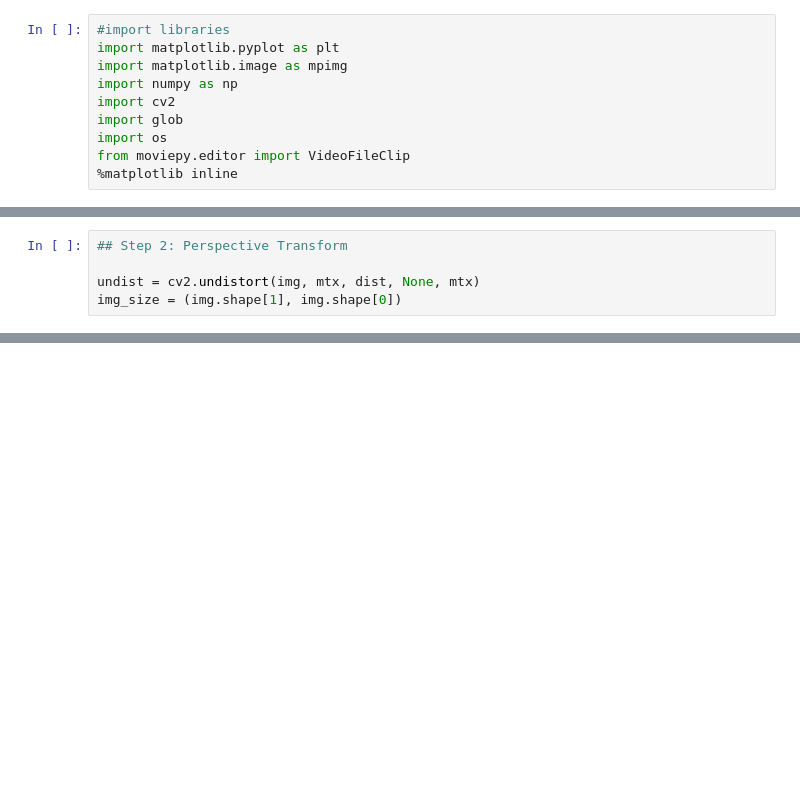
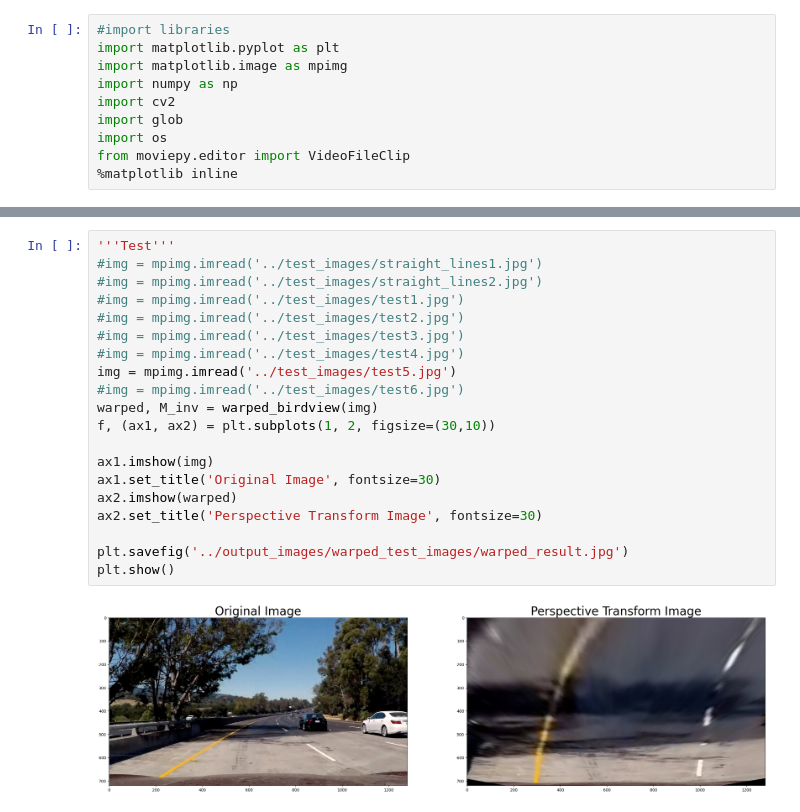
Before and after one commit to hphnngcquan/LaneDetection-OpenCV, a Jupyter notebook: program/laneDetection.ipynb, the cells around one changed output, grey strips where cells are left out. Saved outputs shown, nothing was run; the diff lists cells and outputs as text; blank space fills up the shorter version.

```diff
--- a/program/laneDetection.ipynb
+++ b/program/laneDetection.ipynb
@@ -61,5 +69,0 @@ AttributeError: 'NoneType' object has no attribute 'shape'
-# %%
-## Step 2: Perspective Transform
-
-undist = cv2.undistort(img, mtx, dist, None, mtx)
-img_size = (img.shape[1], img.shape[0])
@@ -67,0 +103,22 @@ NameError: name 'img' is not defined
+# %%
+'''Test'''
+#img = mpimg.imread('../test_images/straight_lines1.jpg')
+#img = mpimg.imread('../test_images/straight_lines2.jpg')
+#img = mpimg.imread('../test_images/test1.jpg')
+#img = mpimg.imread('../test_images/test2.jpg')
+#img = mpimg.imread('../test_images/test3.jpg')
+#img = mpimg.imread('../test_images/test4.jpg')
+img = mpimg.imread('../test_images/test5.jpg')
+#img = mpimg.imread('../test_images/test6.jpg')
+warped, M_inv = warped_birdview(img)
+f, (ax1, ax2) = plt.subplots(1, 2, figsize=(30,10))
+
+ax1.imshow(img)
+ax1.set_title('Original Image', fontsize=30)
+ax2.imshow(warped)
+ax2.set_title('Perspective Transform Image', fontsize=30)
+
+plt.savefig('../output_images/warped_test_images/warped_result.jpg')
+plt.show()
+# %% [output]
+[figure, added]
```
Also changed, not shown: parts of 6 cells of this notebook, 24 other files.
